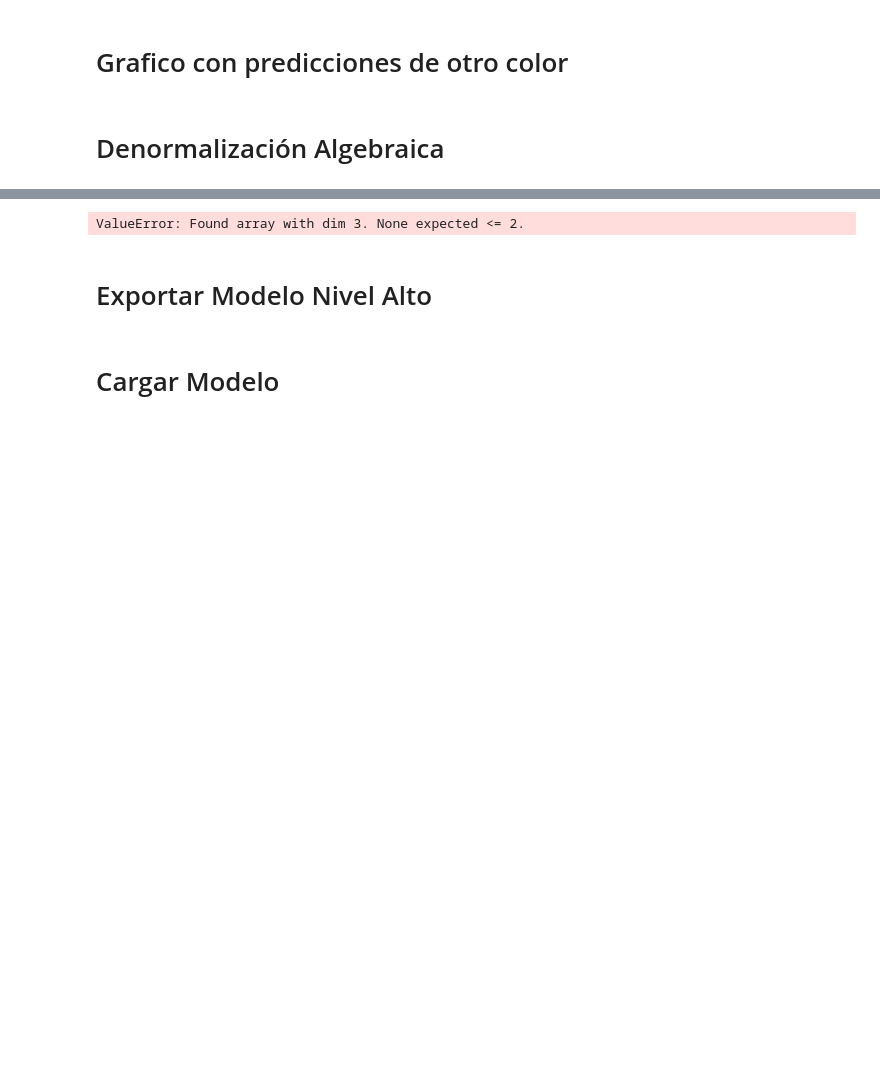
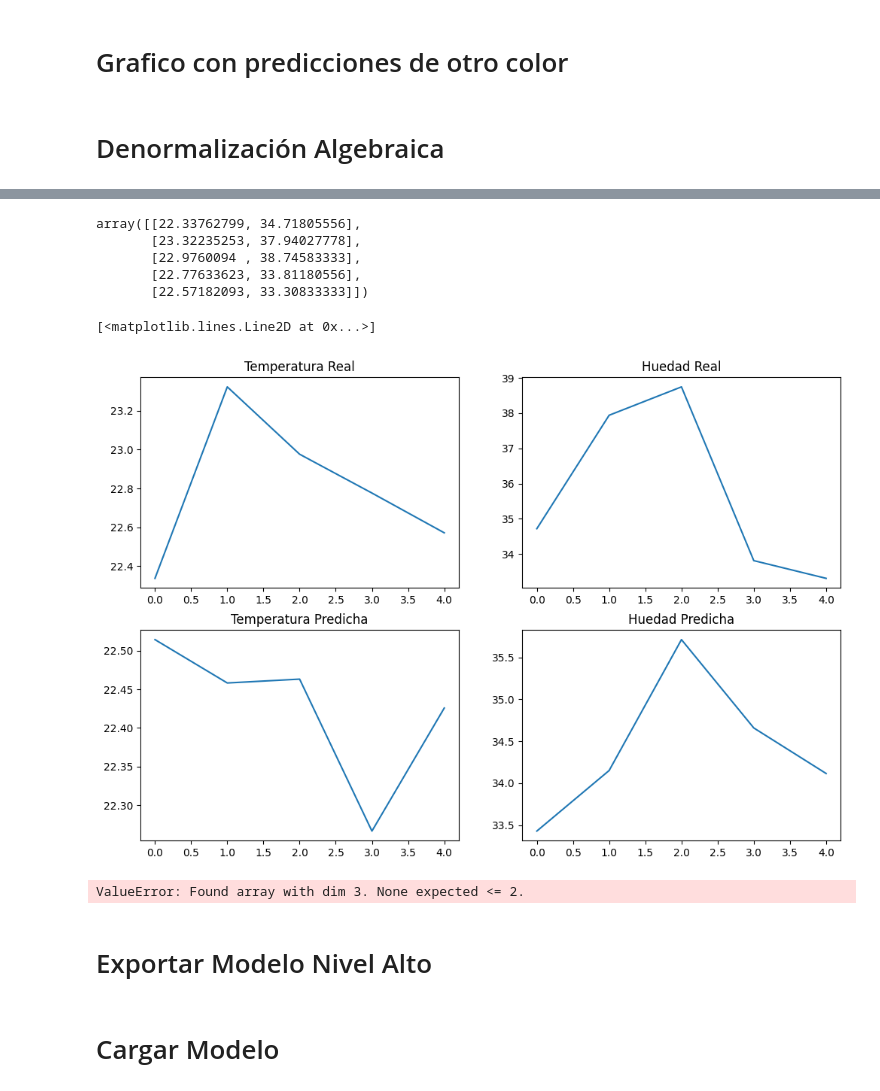
Before and after one commit to njpd57/Solemne-3-Microprocesadores, a Jupyter notebook: src/notebook.ipynb, the cells around one changed output, grey strips where cells are left out. Cells and saved outputs as stored; diff of their text form; code cells hidden in the pictures; blank space fills up the shorter version.

```diff
--- a/src/notebook.ipynb
+++ b/src/notebook.ipynb
@@ -517,6 +515,8 @@ Humidity Metrics:
 # %%
 primera_muestra = y_pred[0] #los datos de las horas
 primera_muestra = target_scaler.inverse_transform(primera_muestra)
+primera_real = y_test[0]
+primera_real = target_scaler.inverse_transform(primera_real)
 # %%
 primera_muestra
 # %% [output]
@@ -528,3 +528,25 @@ array([[23.002577, 29.759441],
+# %%
+primera_real
+# %% [output]
+array([[22.33762799, 34.71805556],
+       [23.32235253, 37.94027778],
+       [22.9760094 , 38.74583333],
+       [22.77633623, 33.81180556],
+       [22.57182093, 33.30833333]])
+# %%
+fig,axs = plt.subplots(2,2,figsize=(12,8))
+axs[0][0].set_title("Temperatura Real")
+axs[0][0].plot(primera_real[:,0])
+axs[0][1].set_title("Humedad Real")
+axs[0][1].plot(primera_real[:,1])
+
+axs[1][0].set_title("Temperatura Predicha")
+axs[1][0].plot(primera_muestra[:,0])
+axs[1][1].set_title("Humedad Predicha")
+axs[1][1].plot(primera_muestra[:,1])
+# %% [output]
+[<matplotlib.lines.Line2D at 0x...>]
+[figure, added]
 # %%
 """
 res*diff(range(Ali))+min(Ali)? That's not really a coding question, though, ... more algebra.
```
Also changed, not shown: parts of 6 cells of this notebook, 1 other file.
